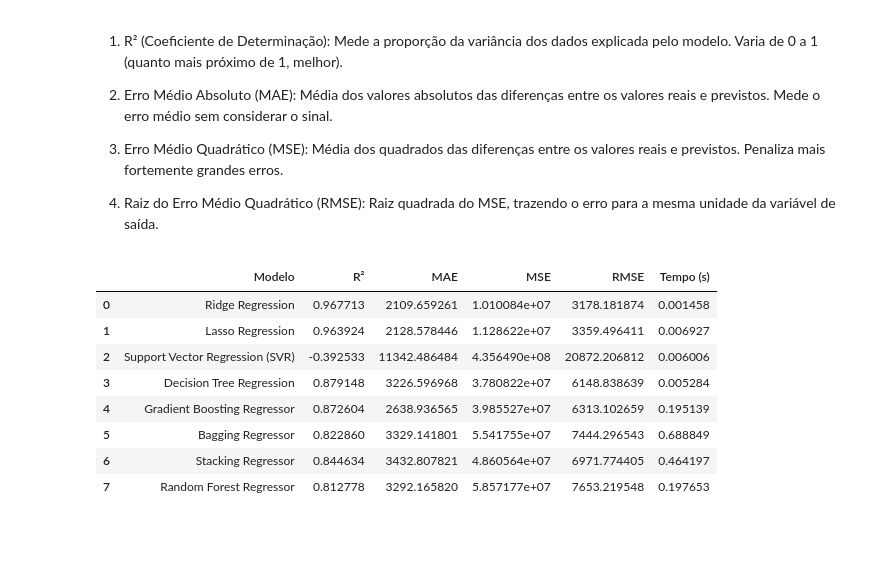
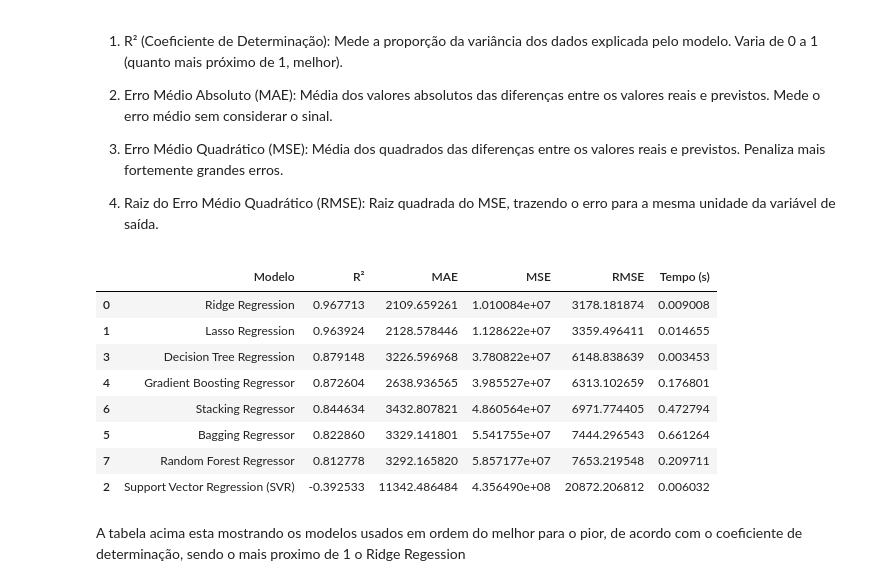
Before and after one commit to Lobat0/FluView-Analysis, a Jupyter notebook: Dados/Analise-Final-Teste.ipynb, the cells around one changed output. Drawn from its saved outputs; the diff is of its cells as text; code cells hidden in the pictures; blank space fills up the shorter version.

```diff
--- a/Dados/Analise-Final-Teste.ipynb
+++ b/Dados/Analise-Final-Teste.ipynb
@@ -802,16 +927,18 @@ Tempo de execução: 0.1977 segundos
 
 4. Raiz do Erro Médio Quadrático (RMSE): Raiz quadrada do MSE, trazendo o erro para a mesma unidade da variável de saída.
 # %%
-display(resultados)
+display(resultados.sort_values(by='R²', ascending=False))
 # %% [output]
 |  | Modelo | R² | MAE | MSE | RMSE | Tempo (s) |
-| 0 | Ridge Regression | 0.967713 | 2109.659261 | 1.010084e+07 | 3178.181874 | 0.001458 |
-| 1 | Lasso Regression | 0.963924 | 2128.578446 | 1.128622e+07 | 3359.496411 | 0.006927 |
-| 2 | Support Vector Regression (SVR) | -0.392533 | 11342.486484 | 4.356490e+08 | 20872.206812 | 0.006006 |
-| 3 | Decision Tree Regression | 0.879148 | 3226.596968 | 3.780822e+07 | 6148.838639 | 0.005284 |
-| 4 | Gradient Boosting Regressor | 0.872604 | 2638.936565 | 3.985527e+07 | 6313.102659 | 0.195139 |
-| 5 | Bagging Regressor | 0.822860 | 3329.141801 | 5.541755e+07 | 7444.296543 | 0.688849 |
-| 6 | Stacking Regressor | 0.844634 | 3432.807821 | 4.860564e+07 | 6971.774405 | 0.464197 |
-| 7 | Random Forest Regressor | 0.812778 | 3292.165820 | 5.857177e+07 | 7653.219548 | 0.197653 |
+| 0 | Ridge Regression | 0.967713 | 2109.659261 | 1.010084e+07 | 3178.181874 | 0.009008 |
+| 1 | Lasso Regression | 0.963924 | 2128.578446 | 1.128622e+07 | 3359.496411 | 0.014655 |
+| 3 | Decision Tree Regression | 0.879148 | 3226.596968 | 3.780822e+07 | 6148.838639 | 0.003453 |
+| 4 | Gradient Boosting Regressor | 0.872604 | 2638.936565 | 3.985527e+07 | 6313.102659 | 0.176801 |
+| 6 | Stacking Regressor | 0.844634 | 3432.807821 | 4.860564e+07 | 6971.774405 | 0.472794 |
+| 5 | Bagging Regressor | 0.822860 | 3329.141801 | 5.541755e+07 | 7444.296543 | 0.661264 |
+| 7 | Random Forest Regressor | 0.812778 | 3292.165820 | 5.857177e+07 | 7653.219548 | 0.209711 |
+| 2 | Support Vector Regression (SVR) | -0.392533 | 11342.486484 | 4.356490e+08 | 20872.206812 | 0.006032 |
+# %% [markdown]
+A tabela acima esta mostrando os modelos usados em ordem do melhor para o pior, de acordo com o coeficiente de determinação, sendo o mais proximo de 1 o Ridge Regession
 # %%
 resultados.to_csv("resultados_modelos.csv", index=False)
```
Also changed, not shown: parts of 19 cells of this notebook, 1 other file.
